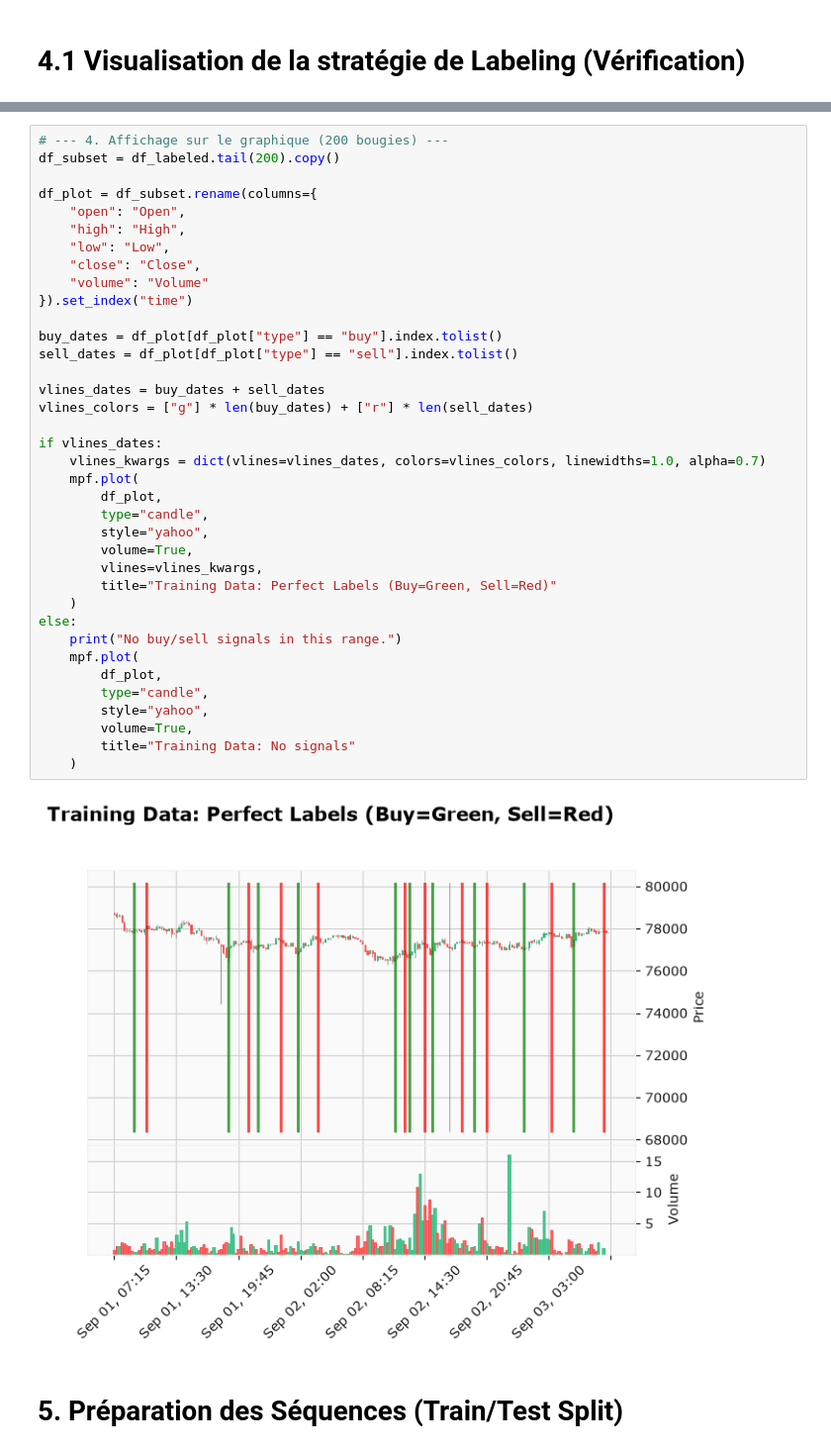
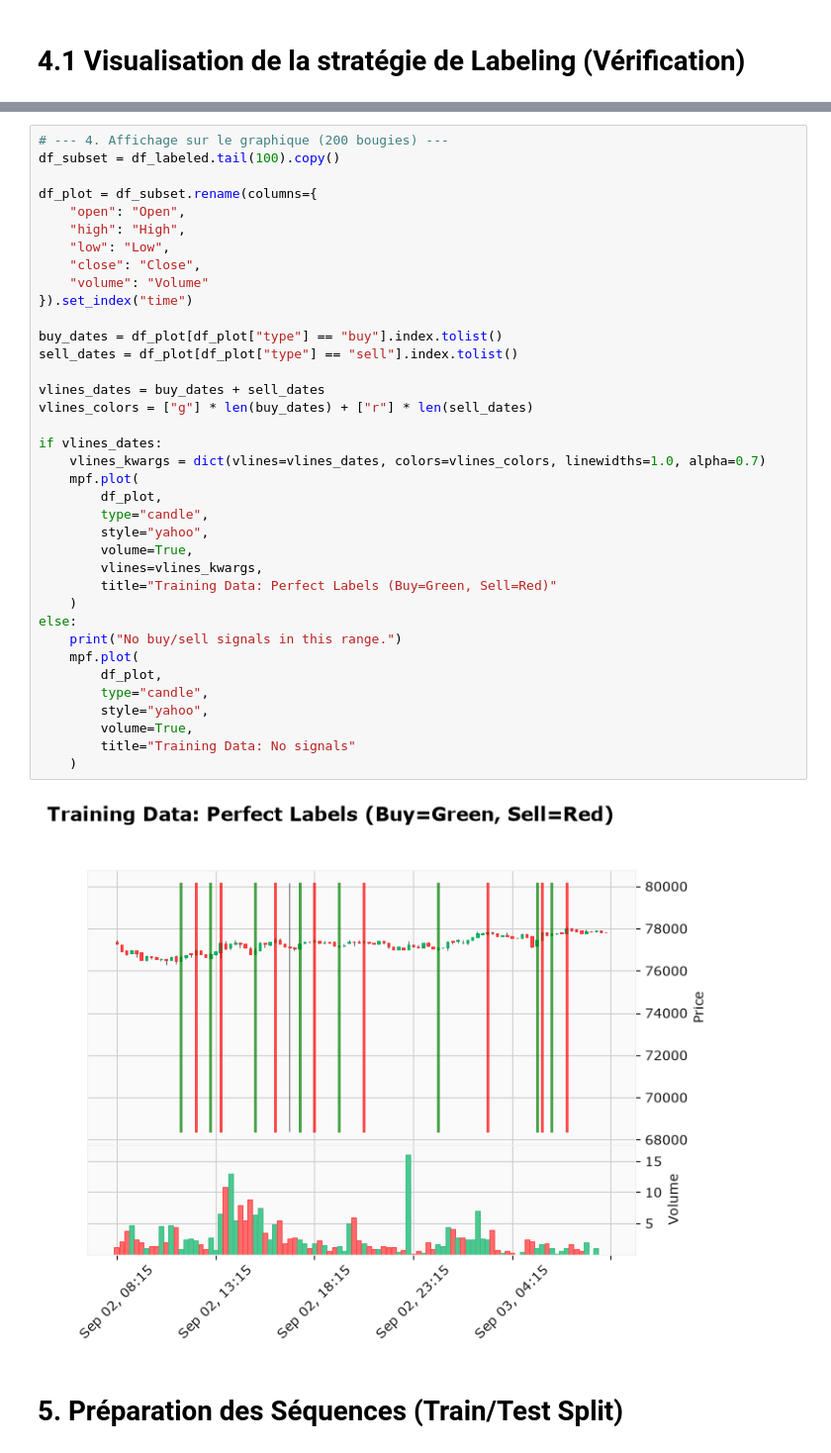
Before and after one commit to louisderveloy/Trader_Artificial_Intelligence, a Jupyter notebook: sample.ipynb, the cells around one changed output, grey strips where cells are left out. Shown at 99% size. Drawn from its saved outputs; the diff is of its cells as text.

```diff
--- a/sample.ipynb
+++ b/sample.ipynb
@@ -230,6 +238,6 @@ Number of positions (sells):  14995
 # %%
 # --- 4. Affichage sur le graphique (200 bougies) ---
-df_subset = df_labeled.tail(200).copy()
+df_subset = df_labeled.tail(100).copy()
 
 df_plot = df_subset.rename(columns={
     "open": "Open",
@@ -238,34 +246,34 @@ df_plot = df_subset.rename(columns={
     "close": "Close",
     "volume": "Volume"
 }).set_index("time")
 
 buy_dates = df_plot[df_plot["type"] == "buy"].index.tolist()
 sell_dates = df_plot[df_plot["type"] == "sell"].index.tolist()
 
 vlines_dates = buy_dates + sell_dates
 vlines_colors = ["g"] * len(buy_dates) + ["r"] * len(sell_dates)
 
 if vlines_dates:
     vlines_kwargs = dict(vlines=vlines_dates, colors=vlines_colors, linewidths=1.0, alpha=0.7)
     mpf.plot(
         df_plot,
         type="candle",
         style="yahoo",
         volume=True,
         vlines=vlines_kwargs,
         title="Training Data: Perfect Labels (Buy=Green, Sell=Red)"
     )
 else:
     print("No buy/sell signals in this range.")
     mpf.plot(
         df_plot,
         type="candle",
         style="yahoo",
         volume=True,
         title="Training Data: No signals"
     )
 # %% [output]
-[figure, old version]
+[figure, new version]
 # %% [markdown]
 # 5. Préparation des Séquences (Train/Test Split)
 # %%
```
Also changed, not shown: parts of 11 cells of this notebook, 3 other files.
